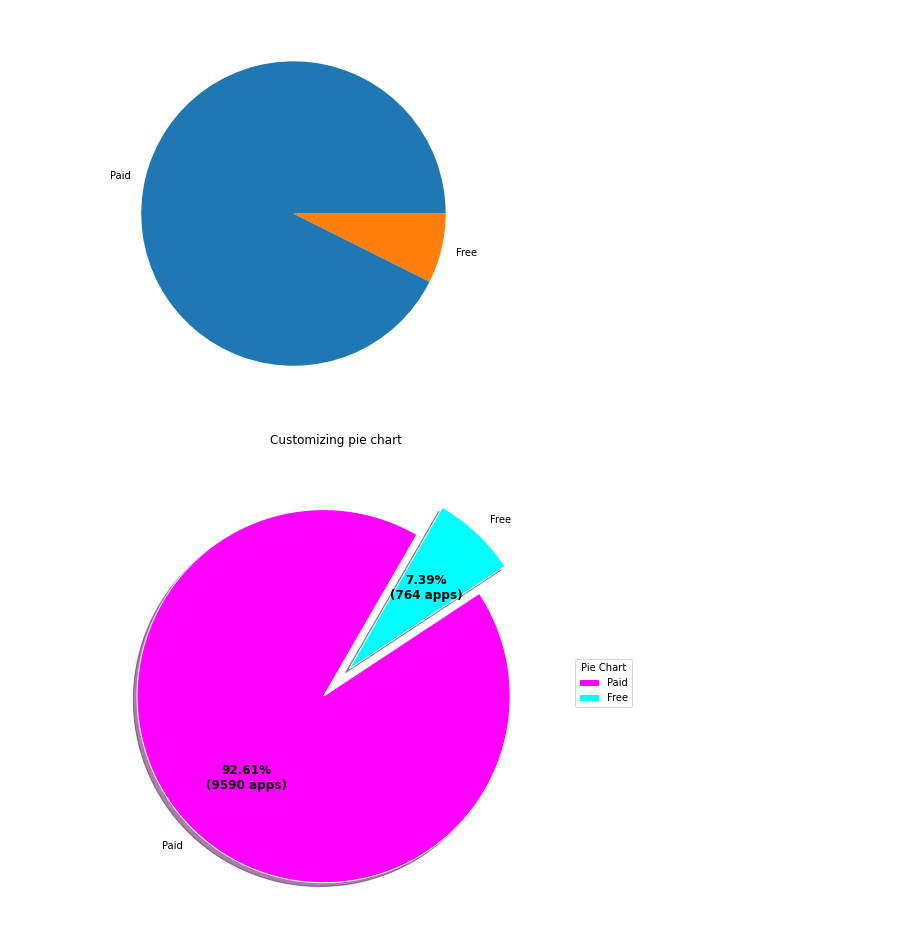
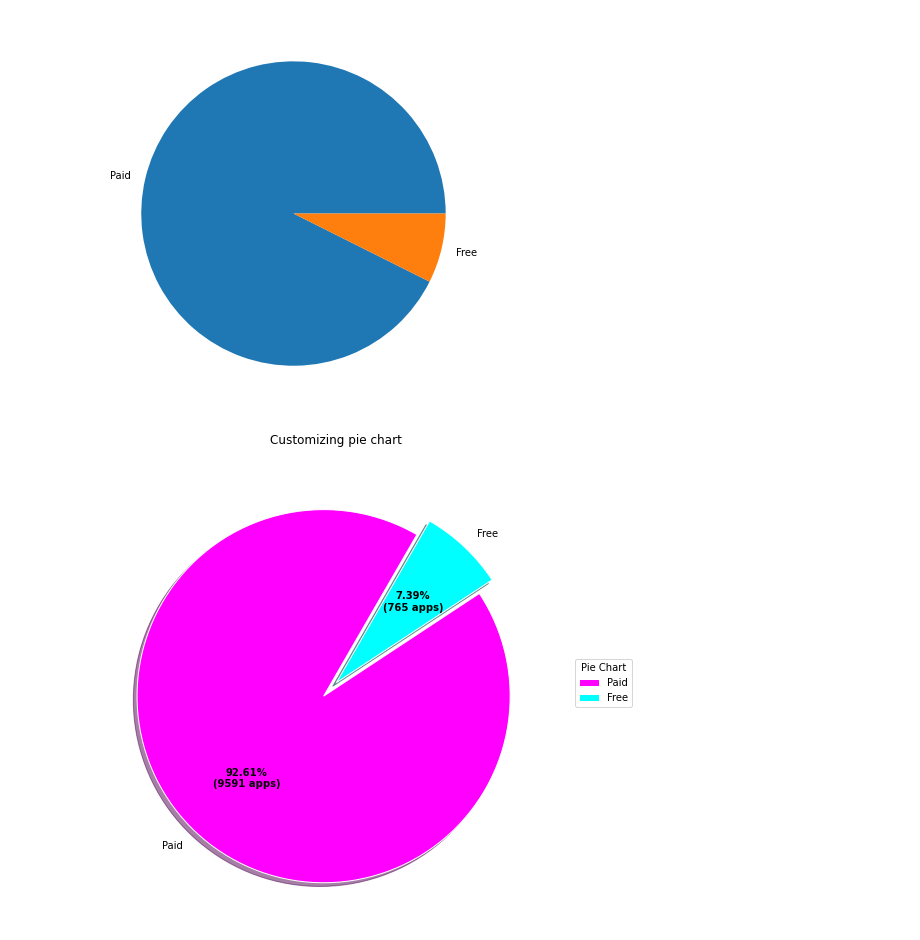
Before and after one commit to madhavimali/PlayStore_DataDigger, a Jupyter notebook: Play_Store_App_Review_Analysis_Capstone_Project.ipynb, the cells around one changed output. Saved outputs shown, nothing was run; the diff lists cells and outputs as text; code cells hidden in the pictures.

```diff
--- a/Play_Store_App_Review_Analysis_Capstone_Project.ipynb
+++ b/Play_Store_App_Review_Analysis_Capstone_Project.ipynb
@@ -318,2 +391,5 @@ array(['10,000+', '500,000+', '5,000,000+', '50,000,000+', '100,000+',
+# %%
+play_store_data['Installs'] = play_store_data['Installs'].astype('int') #Convert to int Dtype
+#play_store_data['Installs']
 # %%
 pd.DataFrame(play_store_data['Installs'].value_counts(ascending=True)).head(10)
@@ -349 +421,3 @@ pd.DataFrame(play_store_data['Type'].value_counts(ascending=True)).head(10)
+# %%
+play_store_data = play_store_data.drop(9148)
 # %% [markdown]
@@ -371 +444,3 @@ array(['0', '$4.99', '$3.99', '$6.99', '$1.49', '$2.99', '$7.99', '$5.99',
+# %%
+play_store_data.rename(columns = {'Price':'Price_in_$'}, inplace = True)
 # %%
@@ -405,0 +474,15 @@ pd.DataFrame(play_store_data['Content Rating'].value_counts(ascending=True)).hea
+# %%
+# map the values of Content Rating to numbers
+#   and store them in another column.
+play_store_data['Minimum Age'] = play_store_data['Content Rating'].map(
+    {'Everyone' : 0,
+     'Everyone 10+' : 10,
+     'Teen' : 13,
+     'Mature 17+' : 17,
+     'Adults only 18+' : 18,
+     'Unrated' : np.nan
+    }
+)
+# remove the old Content Rating,
+# we already have Minimum Age as a replacement.
+#play_store_data = play_store_data.drop(['Content Rating'], axis=1)
@@ -612,7 +717,7 @@ labels = ['Paid', 'Free']
 data = [a, b]
 
 # creating explode data
-explode = (0.1,0.1)
+explode = (0.1,0.0)
 
 # creating copour parameter
 colours = ("Magenta", "Cyan")
@@ -621,32 +726,32 @@ colours = ("Magenta", "Cyan")
 wp = { 'linewidth' : 1, 'edgecolor' : "White" }
 
 # Creating autocpt arguments
 def func(percentage, allvalues):
     absolute = int(percentage / 100.*np.sum(allvalues))
     return "{:.2f}%\n({:d} apps)".format(percentage, absolute)
 
 # Creating plot
 fig, ax = plt.subplots(figsize =(10, 7))
 wedges, texts, autotexts = ax.pie(data,
                                   autopct = lambda percentage: func(percentage, data),
                                   explode = explode,
                                   labels = labels,
                                   shadow = True,
                                   colors = colours,
                                   startangle = 60,
                                   wedgeprops = wp,
                                   textprops = dict(color ="Black"))
 
 # Adding legend
 ax.legend(wedges, labels,
           title ="Pie Chart",
           loc ="center left",
           bbox_to_anchor =(1, 0, 0.5, 1))
 
-plt.setp(autotexts, size = 12, weight ="bold")
+plt.setp(autotexts, size = 10, weight ="bold")
 ax.set_title("Customizing pie chart")
 
 # show plot
 plt.tight_layout()
 # %% [output]
-[figure, old version]
+[figure, new version]
```
Also changed, not shown: parts of 77 cells of this notebook.
